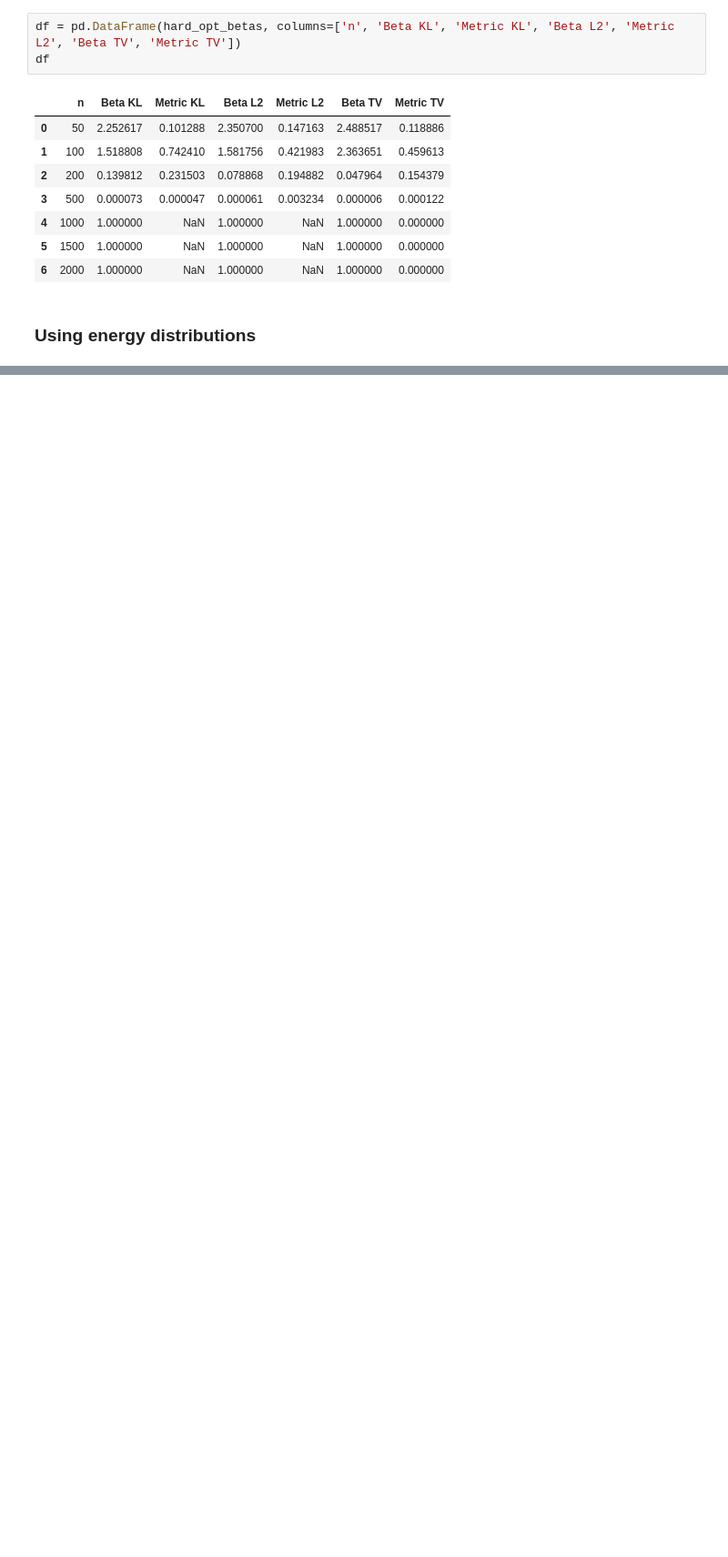
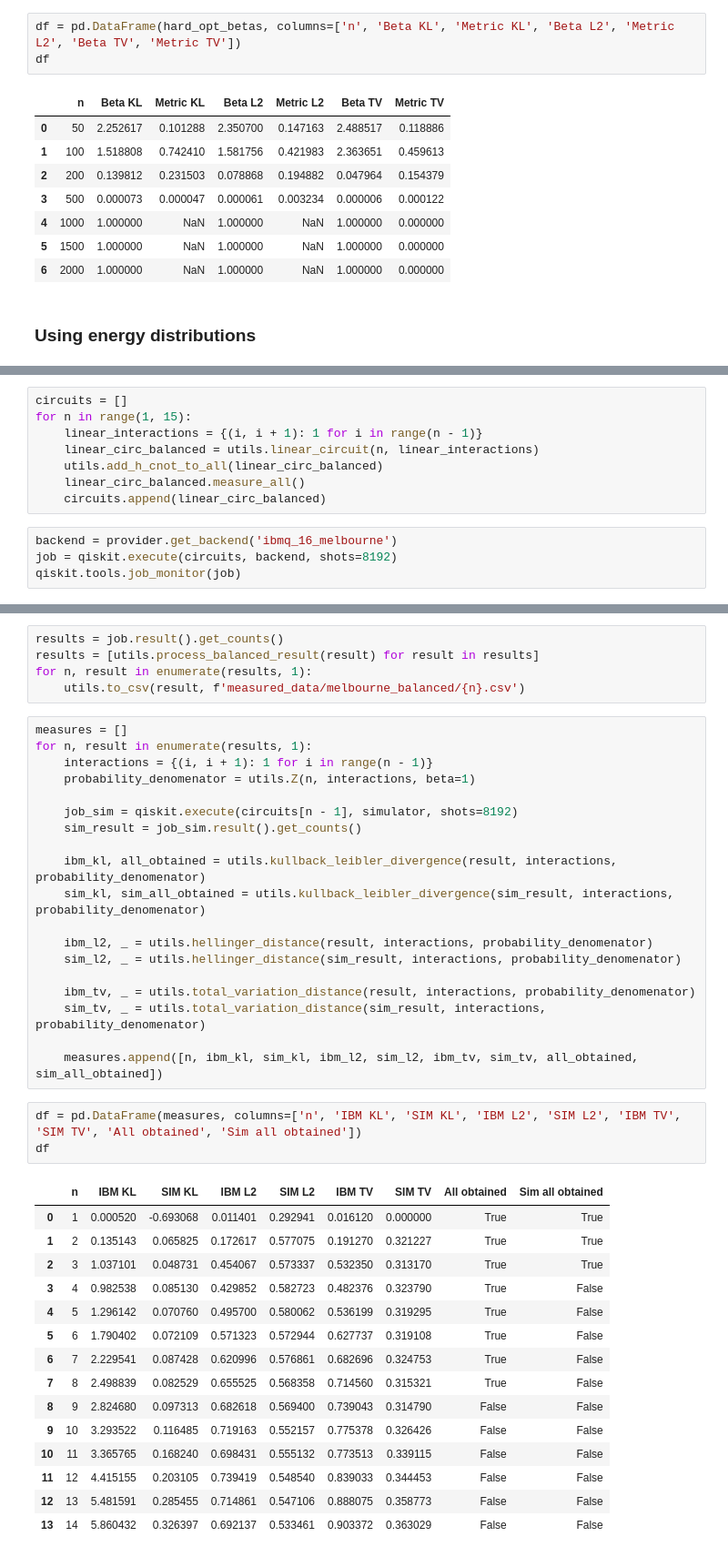
Before and after one commit to werty144/quantum_Ising, a Jupyter notebook: Divergence.ipynb, the cells around one changed output, grey strips where cells are left out. Shown: that part at 91% size. Drawn from its saved outputs; the diff is of its cells as text; blank space fills up the shorter version.

```diff
--- a/Divergence.ipynb
+++ b/Divergence.ipynb
@@ -193,0 +292,12 @@ df
+# %%
+circuits = []
+for n in range(1, 15):
+    linear_interactions = {(i, i + 1): 1 for i in range(n - 1)}
+    linear_circ_balanced = utils.linear_circuit(n, linear_interactions)
+    utils.add_h_cnot_to_all(linear_circ_balanced)
+    linear_circ_balanced.measure_all()
+    circuits.append(linear_circ_balanced)
+# %%
+backend = provider.get_backend('ibmq_16_melbourne')
+job = qiskit.execute(circuits, backend, shots=8192)
+qiskit.tools.job_monitor(job)
@@ -193,0 +306,43 @@ df
+# %%
+results = job.result().get_counts()
+results = [utils.process_balanced_result(result) for result in results]
+for n, result in enumerate(results, 1):
+    utils.to_csv(result, f'measured_data/melbourne_balanced/{n}.csv')
+# %%
+measures = []
+for n, result in enumerate(results, 1):
+    interactions = {(i, i + 1): 1 for i in range(n - 1)}
+    probability_denomenator = utils.Z(n, interactions, beta=1)
+
+    job_sim = qiskit.execute(circuits[n - 1], simulator, shots=8192)
+    sim_result = job_sim.result().get_counts()
+
+    ibm_kl, all_obtained = utils.kullback_leibler_divergence(result, interactions, probability_denomenator)
+    sim_kl, sim_all_obtained = utils.kullback_leibler_divergence(sim_result, interactions, probability_denomenator)
+
+    ibm_l2, _ = utils.hellinger_distance(result, interactions, probability_denomenator)
+    sim_l2, _ = utils.hellinger_distance(sim_result, interactions, probability_denomenator)
+
+    ibm_tv, _ = utils.total_variation_distance(result, interactions, probability_denomenator)
+    sim_tv, _ = utils.total_variation_distance(sim_result, interactions, probability_denomenator)
+
+    measures.append([n, ibm_kl, sim_kl, ibm_l2, sim_l2, ibm_tv, sim_tv, all_obtained, sim_all_obtained])
+# %%
+df = pd.DataFrame(measures, columns=['n', 'IBM KL', 'SIM KL', 'IBM L2', 'SIM L2', 'IBM TV', 'SIM TV', 'All obtained', 'Sim all obtained'])
+df
+# %% [output]
+|  | n | IBM KL | SIM KL | IBM L2 | SIM L2 | IBM TV | SIM TV | All obtained | Sim all obtained |
+| 0 | 1 | 0.000520 | -0.693068 | 0.011401 | 0.292941 | 0.016120 | 0.000000 | True | True |
+| 1 | 2 | 0.135143 | 0.065825 | 0.172617 | 0.577075 | 0.191270 | 0.321227 | True | True |
+| 2 | 3 | 1.037101 | 0.048731 | 0.454067 | 0.573337 | 0.532350 | 0.313170 | True | True |
+| 3 | 4 | 0.982538 | 0.085130 | 0.429852 | 0.582723 | 0.482376 | 0.323790 | True | False |
+| 4 | 5 | 1.296142 | 0.070760 | 0.495700 | 0.580062 | 0.536199 | 0.319295 | True | False |
+| 5 | 6 | 1.790402 | 0.072109 | 0.571323 | 0.572944 | 0.627737 | 0.319108 | True | False |
+| 6 | 7 | 2.229541 | 0.087428 | 0.620996 | 0.576861 | 0.682696 | 0.324753 | True | False |
+| 7 | 8 | 2.498839 | 0.082529 | 0.655525 | 0.568358 | 0.714560 | 0.315321 | True | False |
+| 8 | 9 | 2.824680 | 0.097313 | 0.682618 | 0.569400 | 0.739043 | 0.314790 | False | False |
+| 9 | 10 | 3.293522 | 0.116485 | 0.719163 | 0.552157 | 0.775378 | 0.326426 | False | False |
+| 10 | 11 | 3.365765 | 0.168240 | 0.698431 | 0.555132 | 0.773513 | 0.339115 | False | False |
+| 11 | 12 | 4.415155 | 0.203105 | 0.739419 | 0.548540 | 0.839033 | 0.344453 | False | False |
+| 12 | 13 | 5.481591 | 0.285455 | 0.714861 | 0.547106 | 0.888075 | 0.358773 | False | False |
+| 13 | 14 | 5.860432 | 0.326397 | 0.692137 | 0.533461 | 0.903372 | 0.363029 | False | False |
```
Also changed, not shown: parts of 16 cells of this notebook, 15 other files.
